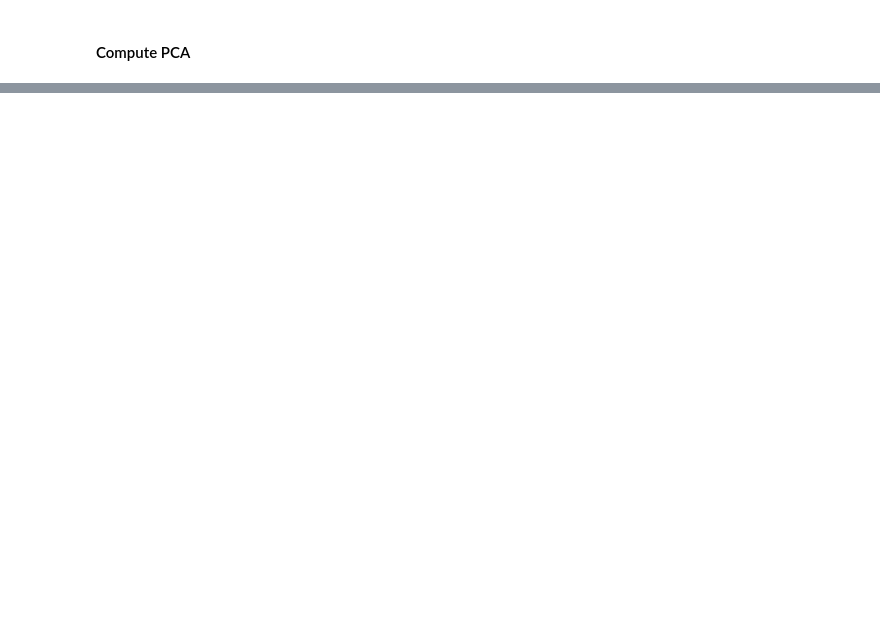
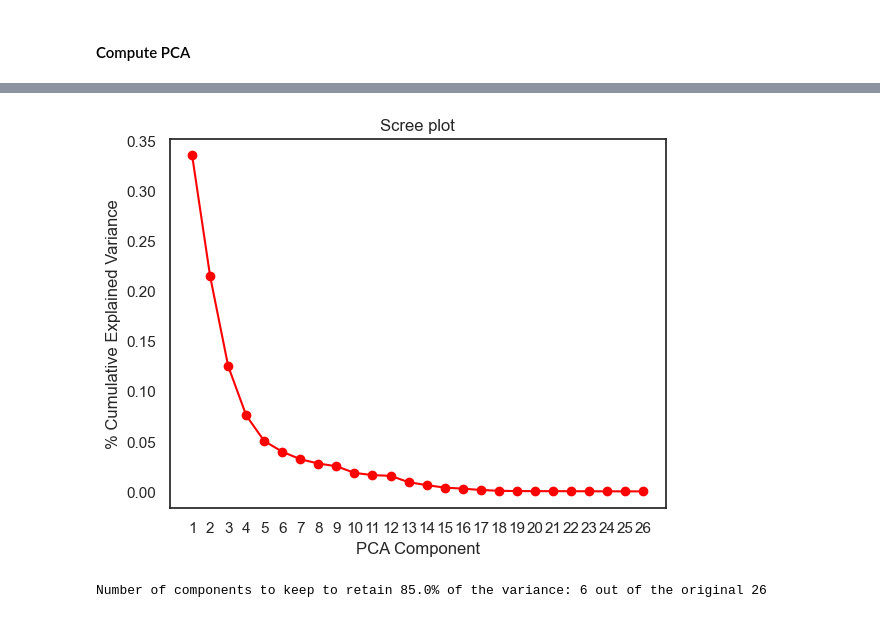
Before and after one commit to sajodajo/CCCCC-Datathon, a Jupyter notebook: D1-1_EDA.ipynb, the cells around one changed output, grey strips where cells are left out. Saved outputs shown, nothing was run; the diff lists cells and outputs as text; code cells hidden in the pictures; blank space fills up the shorter version.

```diff
--- a/D1-1_EDA.ipynb
+++ b/D1-1_EDA.ipynb
@@ -205,0 +259,21 @@ Y_sklearn = sklearn_pca.fit_transform(X_std)
+# %%
+# Scree plot
+plt.plot(
+    range(1,len(sklearn_pca.explained_variance_ratio_ )+1),
+    sklearn_pca.explained_variance_ratio_,
+    c='red', marker='o'
+)
+plt.xticks(range(1, len(sklearn_pca.explained_variance_ratio_) + 1))
+plt.xlabel('PCA Component')
+plt.ylabel('% Cumulative Explained Variance')
+plt.title('Scree plot')
+plt.show()
+# %% [output]
+[figure, added]
+# %%
+VARIANCE_TO_KEEP = 0.85 # that would mean two componentes in our example
+keep_recommend = [sklearn_pca.explained_variance_ratio_[:y].sum()>VARIANCE_TO_KEEP for y in range(1,sklearn_pca.n_components_+1)].count(False)
+print("Number of components to keep to retain %s%% of the variance:" % (100*VARIANCE_TO_KEEP), keep_recommend, "out of the original", sklearn_pca.n_components_)
+n_components = keep_recommend
+# %% [output]
+Number of components to keep to retain 85.0% of the variance: 6 out of the original 26
```
Also changed, not shown: parts of 15 cells of this notebook, 3 other files.
